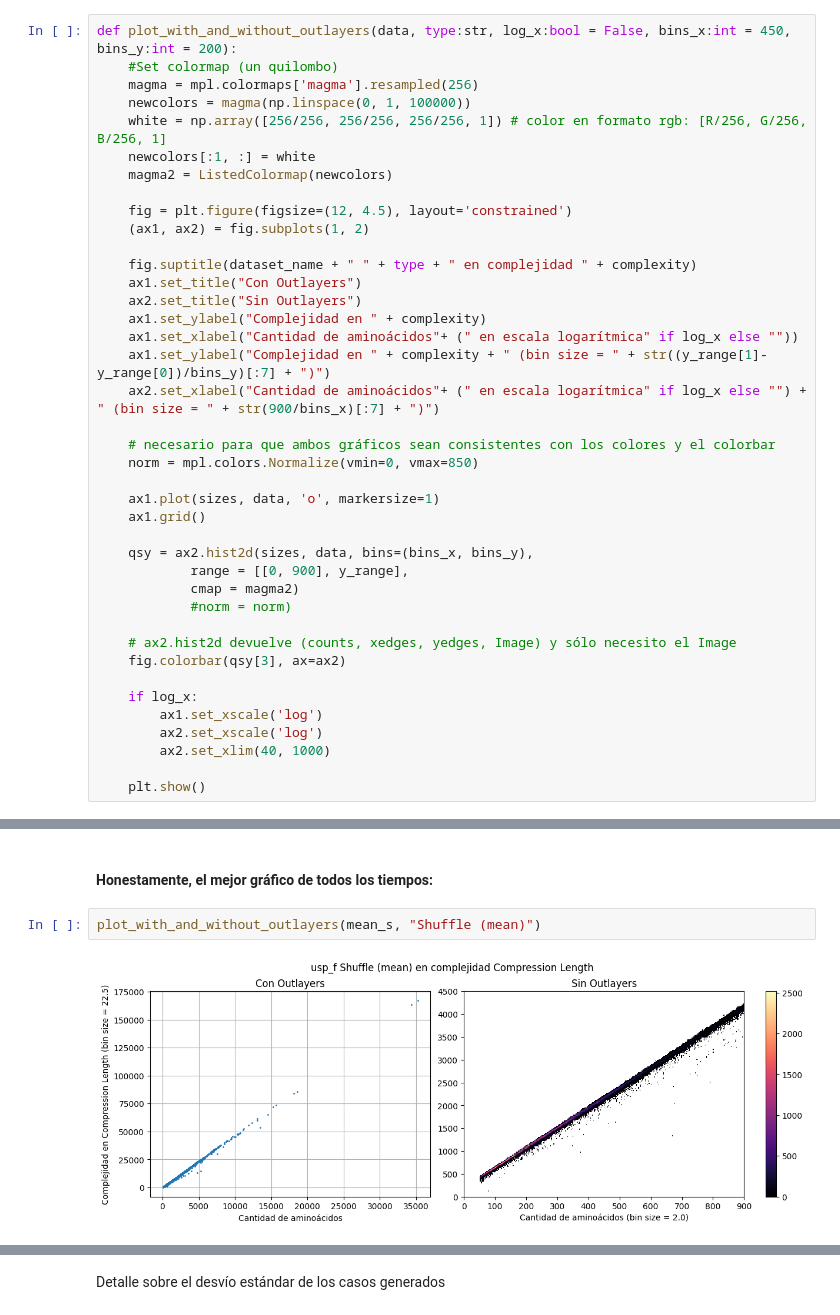
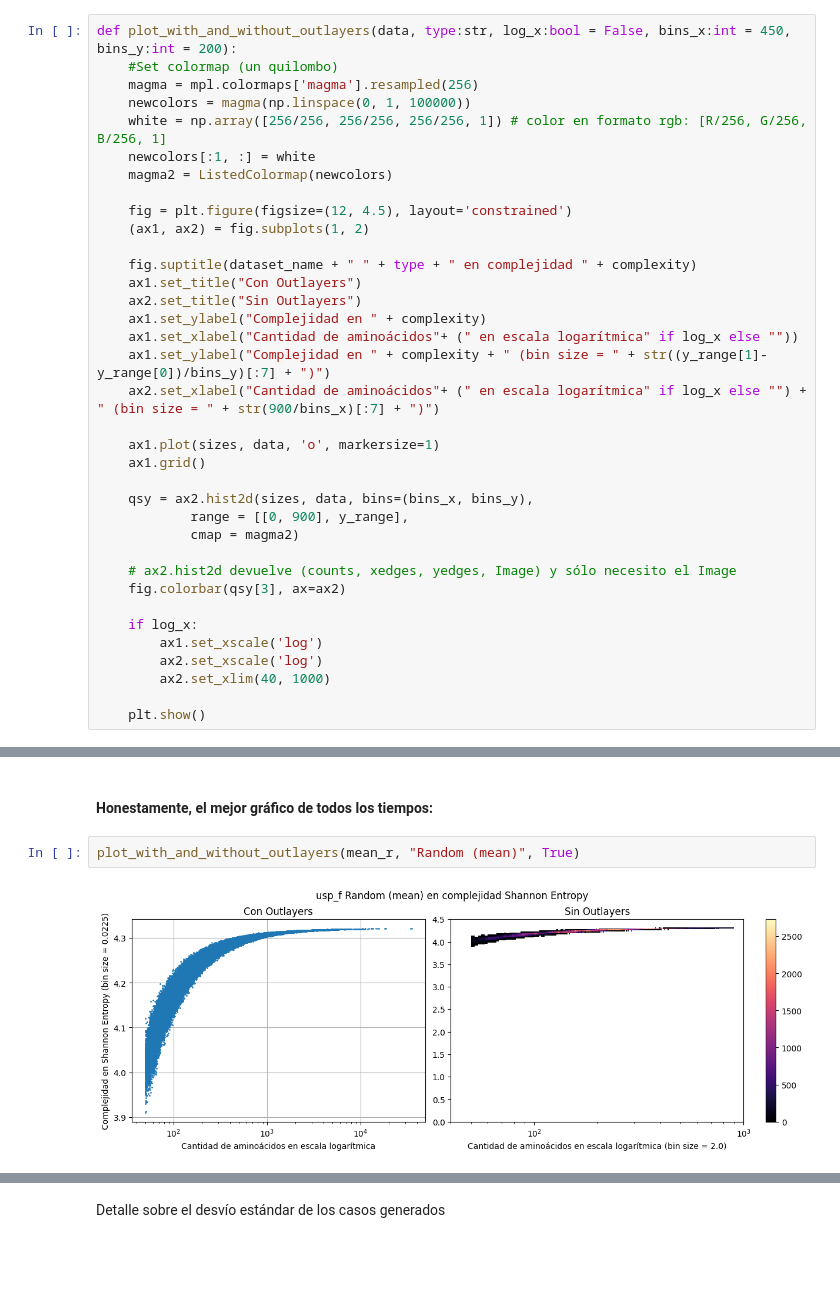
Before and after one commit to marianoOca/tesis, a Jupyter notebook: ploting.ipynb, the cells around one changed output, grey strips where cells are left out. Saved outputs shown, nothing was run; the diff lists cells and outputs as text; blank space fills up the shorter version.

```diff
--- a/ploting.ipynb
+++ b/ploting.ipynb
@@ -61,16 +61,12 @@ def plot_with_and_without_outlayers(data, type:str, log_x:bool = False, bins_x:i
     ax1.set_ylabel("Complejidad en " + complexity + " (bin size = " + str((y_range[1]-y_range[0])/bins_y)[:7] + ")")
     ax2.set_xlabel("Cantidad de aminoácidos"+ (" en escala logarítmica" if log_x else "") + " (bin size = " + str(900/bins_x)[:7] + ")")
 
-    # necesario para que ambos gráficos sean consistentes con los colores y el colorbar
-    norm = mpl.colors.Normalize(vmin=0, vmax=850)
-
     ax1.plot(sizes, data, 'o', markersize=1)
     ax1.grid()
 
     qsy = ax2.hist2d(sizes, data, bins=(bins_x, bins_y),
             range = [[0, 900], y_range],
             cmap = magma2)
-            #norm = norm)
 
     # ax2.hist2d devuelve (counts, xedges, yedges, Image) y sólo necesito el Image
     fig.colorbar(qsy[3], ax=ax2)
@@ -85,10 +81,10 @@ def plot_with_and_without_outlayers(data, type:str, log_x:bool = False, bins_x:i
 #### Plotting Boxplot for Random and Suffled Dataset
 # %% [markdown]
 #### Honestamente, el mejor gráfico de todos los tiempos:
-# %%
-plot_with_and_without_outlayers(mean_s, "Shuffle (mean)")
-# %% [output]
-[figure, removed]
+# %%
+plot_with_and_without_outlayers(mean_r, "Random (mean)", True)
+# %% [output]
+[figure, added]
 # %%
 ### Determina si aparecen los Outliers de size ###
 
```
Also changed, not shown: parts of 9 cells of this notebook, 1 other file.
